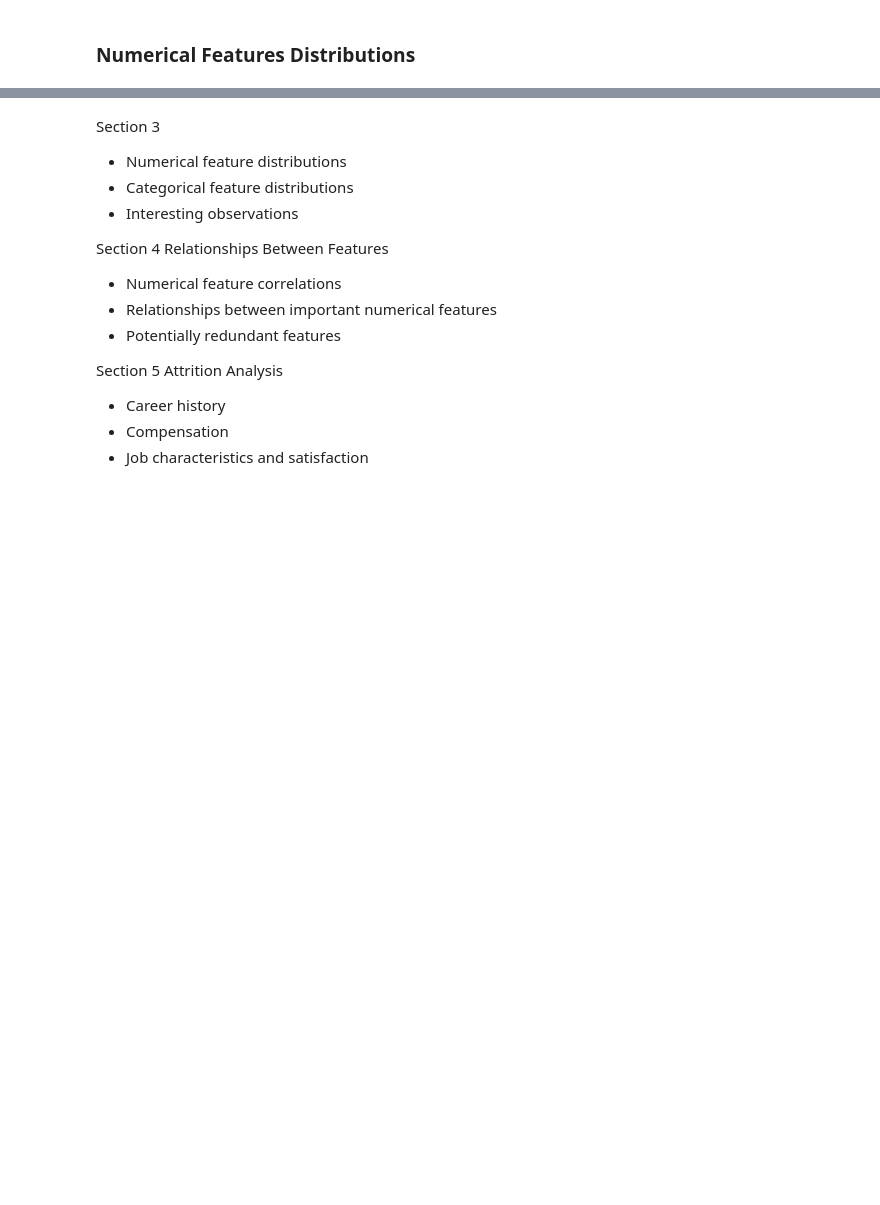
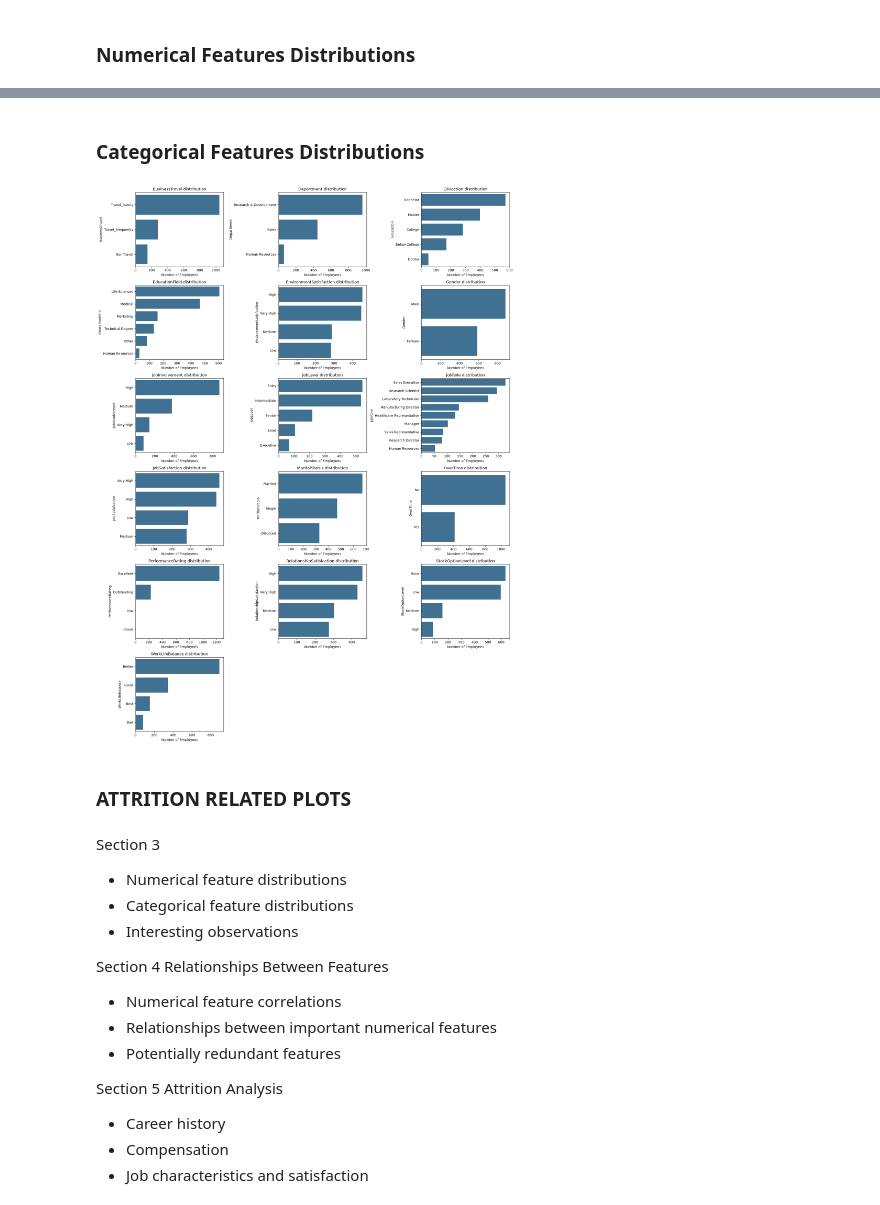
Before and after one commit to AbdulrahmanJ204/EDA-IBM-Employee-Attrition, a Jupyter notebook: eda_structured.ipynb, the cells around one changed output, grey strips where cells are left out. Saved outputs shown, nothing was run; the diff lists cells and outputs as text; code cells hidden in the pictures; blank space fills up the shorter version.

```diff
--- a/eda_structured.ipynb
+++ b/eda_structured.ipynb
@@ -406,0 +487,53 @@ plt.show()
+# %% [markdown]
+### Categorical Features Distributions
+# %%
+n_cols = 3
+n_rows = math.ceil(len(cat_cols) / n_cols)
+
+fig, axes = plt.subplots(
+    n_rows, n_cols,
+    figsize=(6*n_cols, 4*n_rows)
+)
+
+axes = np.array(axes).flatten()
+
+for idx, col in enumerate(cat_cols):
+
+    ax = axes[idx]
+
+    order = df[col].value_counts().index
+
+    # if df[col].nunique() > 5:
+    sns.countplot(
+        data=df,
+        y=col,
+        order=order,
+        ax=ax,
+        color="#3274A1"
+    )
+    # else:
+    #     sns.countplot(
+    #         data=df,
+    #         x=col,
+    #         order=order,
+    #         ax=ax,
+    #         color="#3274A1"
+    #     )
+        # ax.tick_params(axis='x', rotation=30)
+
+    ax.set_title(f'{col} distribution')
+    ax.set_xlabel('Number of Employees')
+
+    if df[col].nunique() > 5:
+        ax.set_ylabel(col)
+
+# Remove empty plots
+for i in range(len(cat_cols), len(axes)):
+    fig.delaxes(axes[i])
+
+plt.tight_layout()
+plt.show()
+# %% [output]
+[figure, added]
+# %% [markdown]
+### ATTRITION RELATED PLOTS
```
Also changed, not shown: parts of 9 cells of this notebook.
